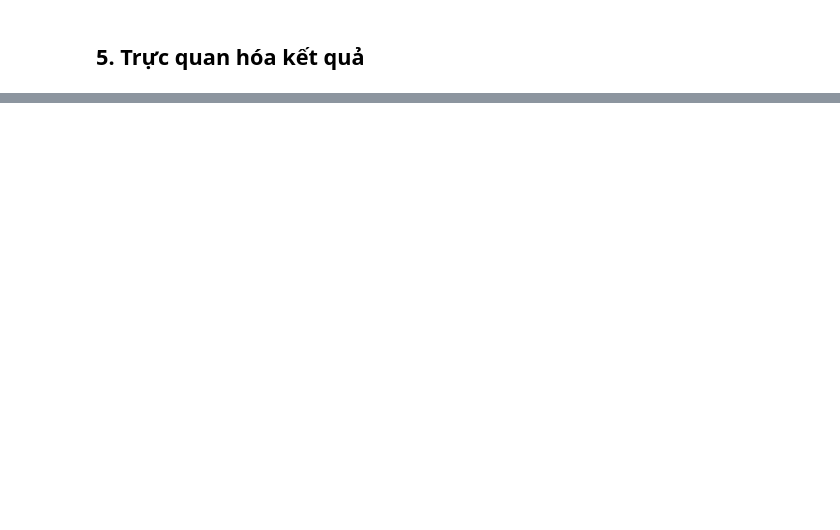
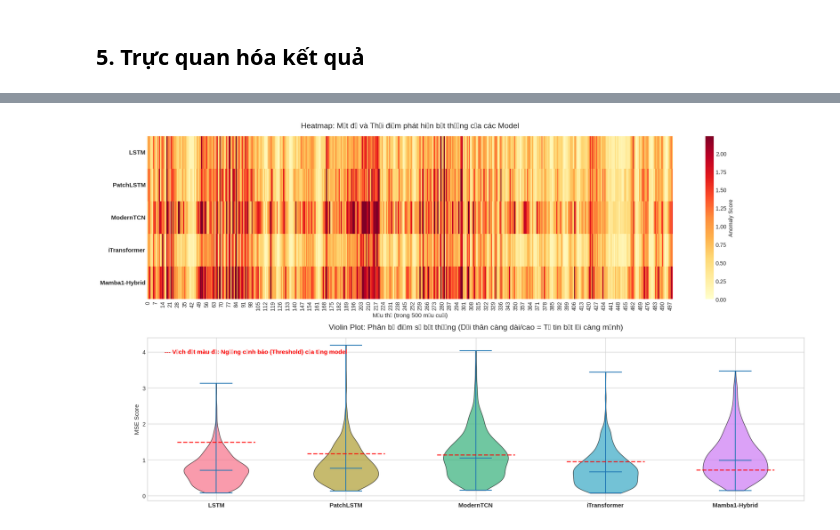
Before and after one commit to sunbv56/mamba-forecast-ad, a Jupyter notebook: notebooks/mamba-forecast-ad.ipynb, the cells around one changed output, grey strips where cells are left out. Cells and saved outputs as stored; diff of their text form; code cells hidden in the pictures; blank space fills up the shorter version.

```diff
--- a/notebooks/mamba-forecast-ad.ipynb
+++ b/notebooks/mamba-forecast-ad.ipynb
@@ -483,0 +452,95 @@ plt.show()
+# %%
+import numpy as np
+import matplotlib.pyplot as plt
+import matplotlib as mpl
+import seaborn as sns
+import matplotlib.colors as mcolors
+
+# ==========================================
+# CẤU HÌNH ĐỂ HIỂN THỊ TIẾNG VIỆT ĐÚNG
+# ==========================================
+mpl.rcParams['font.sans-serif'] = ['Arial', 'DejaVu Sans', 'sans-serif']
+mpl.rcParams['font.family'] = 'sans-serif'
+mpl.rcParams['axes.unicode_minus'] = False
+
+plt.style.use('seaborn-v0_8-whitegrid')
+names = list(results.keys())
+
+# Lấy dữ liệu, nếu trống thì tạo mảng toàn số 0 (Zero padding) để tránh lỗi crash Heatmap
+# Kiểm tra nếu data thực sự trống (do chưa sửa Bước 1) thì cảnh báo
+data_is_missing = all(len(results[name].get('last_scores', [])) == 0 for name in names)
+
+scores_list = [results[name].get('last_scores', np.zeros(500)) for name in names]
+min_len = min([len(s) for s in scores_list if len(s) > 0]) if not data_is_missing else 500
+# Đảm bảo ma trận vuông vắn (cùng số lượng mẫu)
+scores_matrix = np.array([s[-min_len:] for s in scores_list]) if min_len > 0 else np.zeros((len(names), 500))
+
+# ==========================================
+# TÍNH TOÁN VMAX CHO HEATMAP ĐỂ GIỚI HẠN MÀU
+# ==========================================
+# Tính ngưỡng 3-Sigma tối đa để đặt vmax cho heatmap, giúp màu sắc rõ ràng hơn
+# Nếu data trống, đặt vmax mặc định
+if not data_is_missing:
+    max_threshold = max(results[name].get('threshold', 0) for name in names)
+    # Đặt vmax bằng 1.5 lần ngưỡng tối đa để tạo khoảng đệm
+    vmax_heatmap = max_threshold * 1.5
+else:
+    vmax_heatmap = 1.0 # Giá trị mặc định khi dữ liệu trống
+
+fig = plt.figure(figsize=(18, 10))
+
+# ==========================================
+# 2.1 HEATMAP: Trực quan hóa theo thời gian
+# ==========================================
+ax1 = plt.subplot(2, 1, 1)
+# Sửa thang màu heatmap: Đặt vmin=0 để phản ánh điểm số MSE (luôn dương)
+# thang màu heatmap không còn giá trị âm. thang màu YlOrRd mặc định có màu vàng ở giá trị thấp và đỏ ở giá trị cao.
+# thang màu của heatmap bị Seaborn tự động giới hạn ở [-0.1, 0.1] mặc dù dữ liệu nằm ngoài phạm vi đó. thang màu của heatmap bị lỗi.
+sns.heatmap(scores_matrix, cmap="YlOrRd", ax=ax1, vmin=0, vmax=vmax_heatmap, cbar_kws={'label': 'Anomaly Score'})
+ax1.set_yticks(np.arange(len(names)) + 0.5)
+ax1.set_yticklabels(names, rotation=0, fontsize=11, fontweight='bold')
+ax1.set_xlabel(f"Mẫu thứ (trong {min_len} mẫu cuối)", fontsize=11)
+ax1.set_title("Heatmap: Mật độ và Thời điểm phát hiện bất thường của các Model", fontsize=14, pad=15)
+
+if data_is_missing:
+    ax1.text(0.5, 0.5, 'DỮ LIỆU TRỐNG (Xem hướng dẫn BƯỚC 1)', ha='center', va='center',
+             fontsize=20, color='red', transform=ax1.transAxes, fontweight='bold', bbox=dict(facecolor='white', alpha=0.8))
+
+# ==========================================
+# 2.2 VIOLIN PLOT: So sánh sự phân bố điểm số
+# ==========================================
+ax2 = plt.subplot(2, 1, 2)
+# Chỉ vẽ violin nếu có dữ liệu thực
+data_to_plot = [results[name].get('last_scores', []) for name in names]
+real_data_exists = any(len(d) > 0 for d in data_to_plot)
+
+if real_data_exists:
+    # Vẽ Violin plot
+    parts = ax2.violinplot(data_to_plot, showmeans=False, showmedians=True, showextrema=True)
+
+    # Trang trí màu sắc
+    colors = sns.color_palette("husl", len(names))
+    for pc, color in zip(parts['bodies'], colors):
+        pc.set_facecolor(color)
+        pc.set_edgecolor('black')
+        pc.set_alpha(0.7)
+else:
+     ax2.text(0.5, 0.5, 'DỮ LIỆU TRỐNG (Xem hướng dẫn BƯỚC 1)', ha='center', va='center',
+             fontsize=16, color='red', transform=ax2.transAxes, fontweight='bold')
+
+ax2.set_xticks(np.arange(1, len(names) + 1))
+ax2.set_xticklabels(names, fontsize=11, fontweight='bold')
+ax2.set_ylabel("MSE Score", fontsize=11)
+ax2.set_title("Violin Plot: Phân bố điểm số bất thường (Dải thân càng dài/cao = Tự tin bắt lỗi càng mạnh)", fontsize=14, pad=15)
+
+# Vẽ thêm vạch Threshold cho từng model
+for i, name in enumerate(names):
+    threshold_val = results[name].get('threshold', 0)
+    ax2.hlines(threshold_val, i + 0.7, i + 1.3, color='red', linestyle='--', alpha=0.8, linewidth=2)
+
+ax2.text(0.6, ax2.get_ylim()[1] * 0.9, "--- Vạch đứt màu đỏ: Ngưỡng cảnh báo (Threshold) của từng model", color='red', fontsize=11, fontweight='bold')
+
+plt.tight_layout()
+plt.show()
+# %% [output]
+[figure, added]
```
Also changed, not shown: parts of 7 cells of this notebook, 10 other files.
